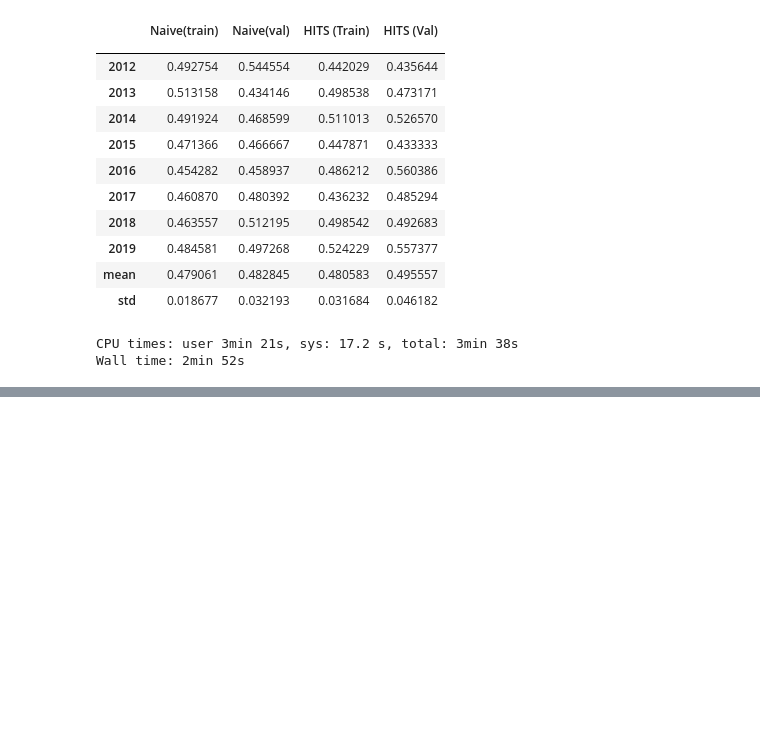
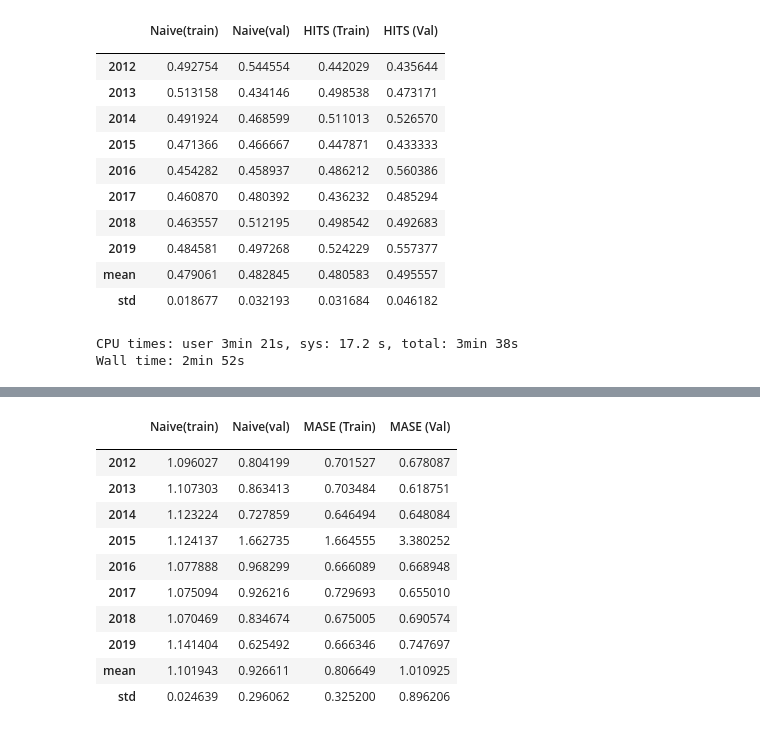
Before and after one commit to navin9292/Google_Wavenet-_Model, a Jupyter notebook: WAVENET_FINAL.ipynb, the cells around one changed output, grey strips where cells are left out. Cells and saved outputs as stored; diff of their text form; code cells hidden in the pictures; blank space fills up the shorter version.

Commit message:
Added correct file with conditional for currency

```diff
--- a/WAVENET_FINAL.ipynb
+++ b/WAVENET_FINAL.ipynb
@@ -702,0 +850,84 @@ Wall time: 5min 59s
+# %%
+%%time
+warnings.filterwarnings('ignore')
+
+roll_dates, roll_naive, roll_naive_val, roll_mase, roll_mase_val = [], [], [], [], []
+roll_dates2, roll_naive2, roll_naive_val2, roll_hits, roll_hits_val = [], [], [], [], []
+
+
+for i in range(len(datasets_train)):
+
+    print('\n ---- ', test_start[i][:4])
+
+    # S&P
+    train_gen_df = datasets_train[i]['EURUSD=X']
+    test_gen_df = datasets_test[i]['EURUSD=X']
+    train_data_gen = TimeseriesGenerator(train_gen_df.values, train_gen_df, length=win_length)
+    test_data_gen = TimeseriesGenerator(test_gen_df.values, test_gen_df, length=win_length)
+
+    # Conditions
+    train_cond_df = datasets_train[i]['EURJPY=X']
+    test_cond_df = datasets_test[i]['EURJPY=X']
+
+    train_cond_gen = TimeseriesGenerator(train_cond_df.values, train_cond_df, length=win_length)
+    test_cond_gen = TimeseriesGenerator(test_cond_df.values, test_cond_df, length=win_length)
+
+    # Dataset
+    cond_gen = ConditionedTimeseriesGenerator(train_data_gen, train_cond_gen)
+    test_cond_gen = ConditionedTimeseriesGenerator(test_data_gen, test_cond_gen)
+
+    # Conditional model
+    model_cond = wave_cond()
+    model_cond.compile(optimizer=tensorflow.keras.optimizers.Adam(1e-3), loss='mae')
+    hist_cond = model_cond.fit(cond_gen, epochs=epo, validation_data=test_cond_gen, verbose=0, callbacks=[make_tensorboard_callback('wave_cond')])
+
+    # Results
+    #pd.DataFrame(hist_cond.history).plot()
+    #plt.show(block=True)
+
+    naive, naive_val, mase, mase_val = evaluate_model_year_cond(model_cond, hist_cond, test_start[i])
+    naive2, naive_val2, hits, hits_val = evaluate_model_year_hits_cond(model_cond, hist_cond, test_start[i])
+
+    roll_dates.append(test_start[i][:4])
+    roll_naive.append(naive)
+    roll_naive_val.append(naive_val)
+    roll_mase.append(mase)
+    roll_mase_val.append(mase_val)
+
+    roll_naive2.append(naive2)
+    roll_naive_val2.append(naive_val2)
+    roll_hits.append(hits)
+    roll_hits_val.append(hits_val)
+
+    print('\n -----------------------------------')
+
+
+roll_naive = [r[0] for r in roll_naive]
+roll_naive_val = [r[0] for r in roll_naive_val]
+roll_mase = [r[0] for r in roll_mase]
+roll_mase_val = [r[0] for r in roll_mase_val]
+
+roll_naive2 = [r[0] for r in roll_naive2]
+roll_naive_val2 = [r[0] for r in roll_naive_val2]
+roll_hits = [r[0] for r in roll_hits]
+roll_hits_val = [r[0] for r in roll_hits_val]
+
+
+wavenet_unconditional = pd.DataFrame(list(zip(roll_dates, roll_naive, roll_naive_val, roll_mase, roll_mase_val)),
+               columns =['', 'Naive(train)', 'Naive(val)', 'MASE (Train)', 'MASE (Val)'])
+
+wavenet_unconditional2 = pd.DataFrame(list(zip(roll_dates, roll_naive2, roll_naive_val2, roll_hits, roll_hits_val)),
+               columns =['', 'Naive(train)', 'Naive(val)', 'HITS (Train)', 'HITS (Val)'])
+
+
+wavenet_unconditional = wavenet_unconditional.set_index('')
+wavenet_unconditional2 = wavenet_unconditional2.set_index('')
+
+wavenet_unconditional.loc['mean'] = wavenet_unconditional.mean()
+wavenet_unconditional.loc['std'] = wavenet_unconditional.std()
+wavenet_unconditional2.loc['mean'] = wavenet_unconditional2.mean()
+wavenet_unconditional2.loc['std'] = wavenet_unconditional2.std()
+
+display(wavenet_unconditional)
+display(wavenet_unconditional2)
+# %% [output]
@@ -702,0 +951,12 @@ Wall time: 5min 59s
+|  | Naive(train) | Naive(val) | MASE (Train) | MASE (Val) |
+|  |  |  |  |  |
+| 2012 | 1.096027 | 0.804199 | 0.701527 | 0.678087 |
+| 2013 | 1.107303 | 0.863413 | 0.703484 | 0.618751 |
+| 2014 | 1.123224 | 0.727859 | 0.646494 | 0.648084 |
+| 2015 | 1.124137 | 1.662735 | 1.664555 | 3.380252 |
+| 2016 | 1.077888 | 0.968299 | 0.666089 | 0.668948 |
+| 2017 | 1.075094 | 0.926216 | 0.729693 | 0.655010 |
+| 2018 | 1.070469 | 0.834674 | 0.675005 | 0.690574 |
+| 2019 | 1.141404 | 0.625492 | 0.666346 | 0.747697 |
+| mean | 1.101943 | 0.926611 | 0.806649 | 1.010925 |
+| std | 0.024639 | 0.296062 | 0.325200 | 0.896206 |
```
Also changed, not shown: parts of 8 cells of this notebook.
